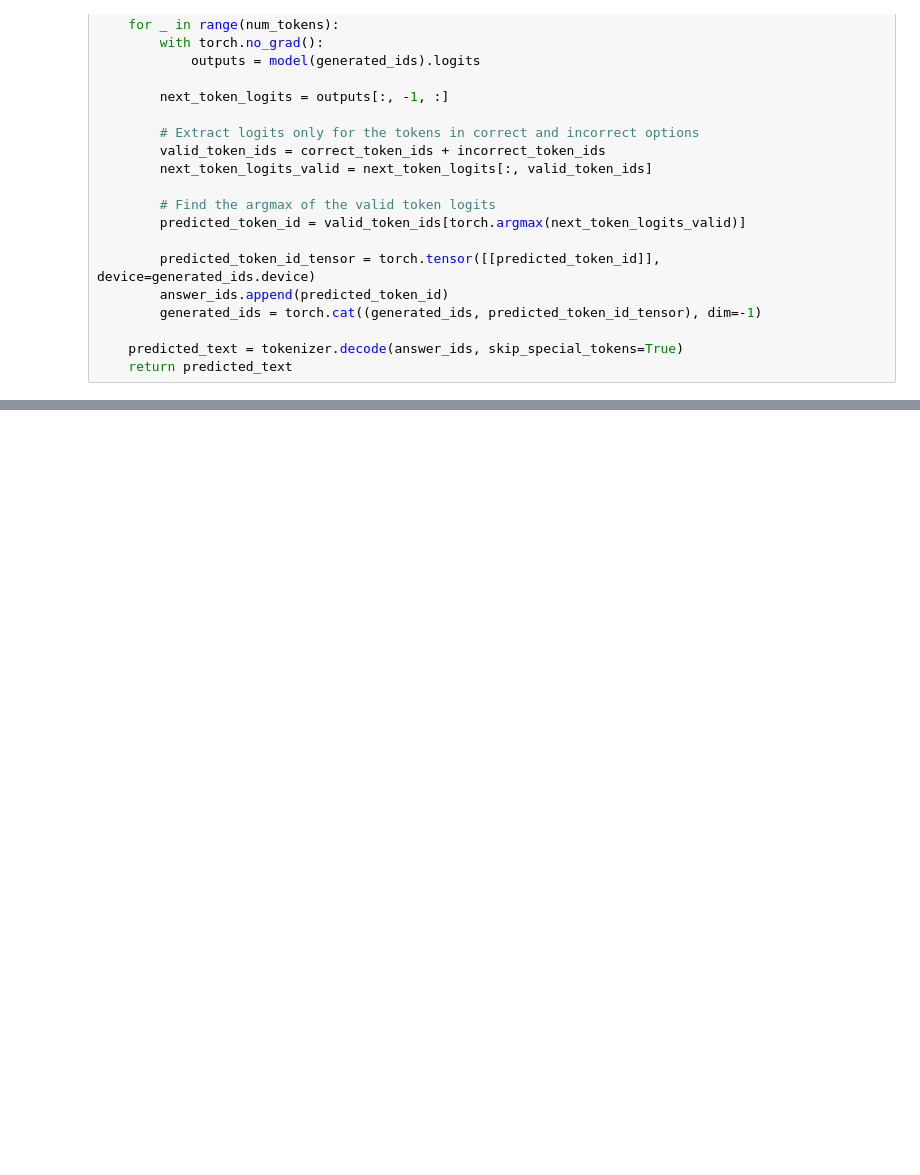
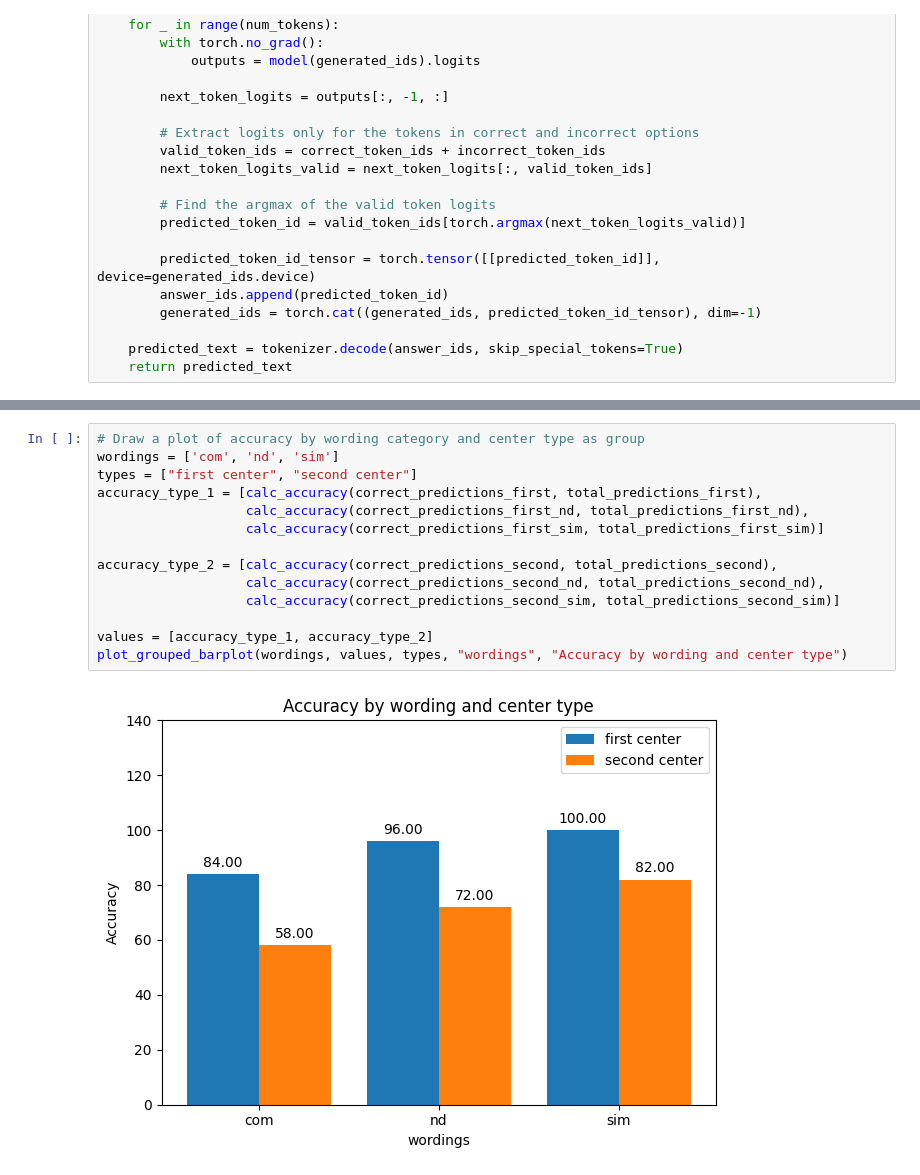
Before and after one commit to inbalh1/ModelsCognitiveSkills, a Jupyter notebook: NLP_readData_vicuna_.ipynb, the cells around one changed output, grey strips where cells are left out. Drawn from its saved outputs; the diff is of its cells as text; blank space fills up the shorter version.

```diff
--- a/NLP_readData_vicuna_.ipynb
+++ b/NLP_readData_vicuna_.ipynb
@@ -200,0 +354,16 @@ Accuracy: 77.50%
+# %%
+# Draw a plot of accuracy by wording category and center type as group
+wordings = ['com', 'nd', 'sim']
+types = ["first center", "second center"]
+accuracy_type_1 = [calc_accuracy(correct_predictions_first, total_predictions_first),
+                   calc_accuracy(correct_predictions_first_nd, total_predictions_first_nd),
+                   calc_accuracy(correct_predictions_first_sim, total_predictions_first_sim)]
+
+accuracy_type_2 = [calc_accuracy(correct_predictions_second, total_predictions_second),
+                   calc_accuracy(correct_predictions_second_nd, total_predictions_second_nd),
+                   calc_accuracy(correct_predictions_second_sim, total_predictions_second_sim)]
+
+values = [accuracy_type_1, accuracy_type_2]
+plot_grouped_barplot(wordings, values, types, "wordings", "Accuracy by wording and center type")
+# %% [output]
+[figure, added]
```
Also changed, not shown: parts of 15 cells of this notebook, 2 other files.
